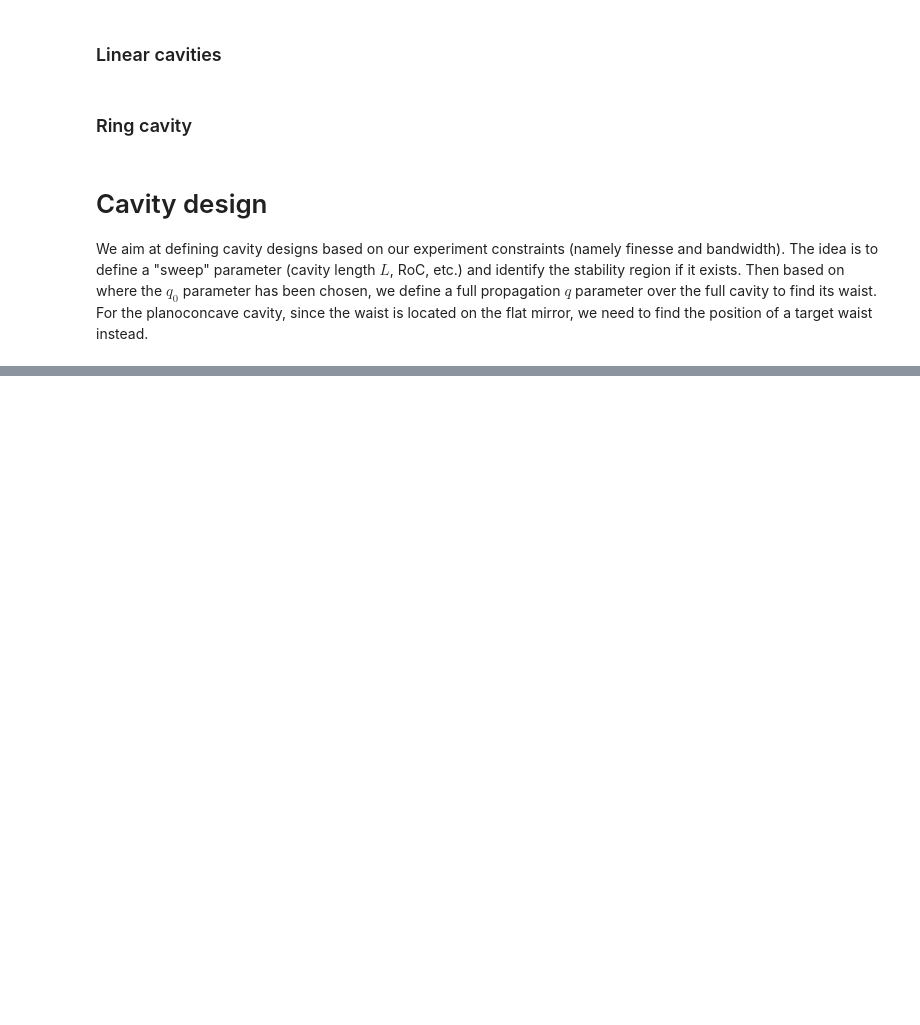
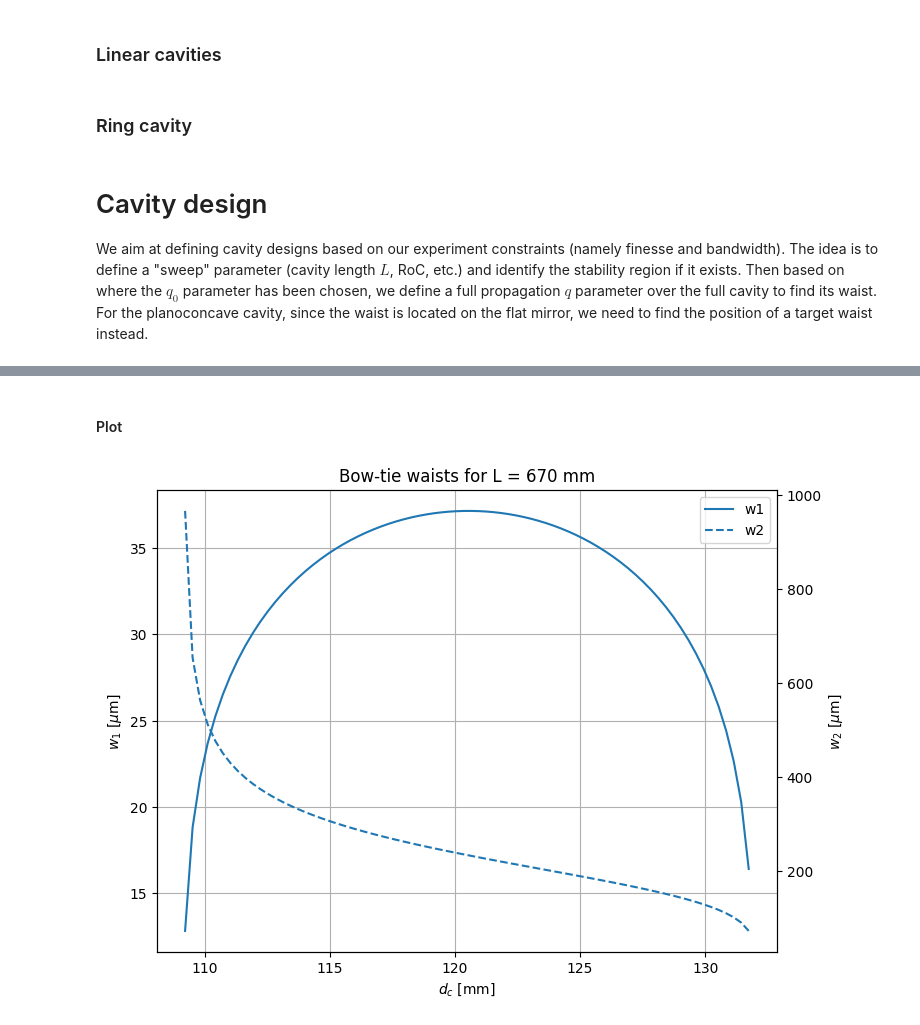
Before and after one commit to eq15t-panda/DesignCavity, a Jupyter notebook: cavity_sweep.ipynb, the cells around one changed output, grey strips where cells are left out. Saved outputs shown, nothing was run; the diff lists cells and outputs as text; code cells hidden in the pictures; blank space fills up the shorter version.

```diff
--- a/cavity_sweep.ipynb
+++ b/cavity_sweep.ipynb
@@ -87,5 +87,8 @@ l_crystal = 20e-3  # 20 mm
 index = 1.84
 # %%
 roc1 = 100e-3  # 100 mm
-roc2 = 150e-3  # 100 mm
+roc2 = 100e-3  # 100 mm
+
+f1 = roc1 / 2
+f2 = roc2 / 2
 # %% [markdown]
@@ -135,0 +194,3 @@ ValueError: x and y must have same first dimension, but have shapes (600,) and (
+# %%
+L_bowtie = np.linspace(start=670, stop=820, num=800) * 1e-3 # mm
+d_curved_array = np.linspace(start=20, stop=260, num=800) * 1e-3 # distance between curved mirror (mm)
@@ -135,0 +277,42 @@ ValueError: x and y must have same first dimension, but have shapes (600,) and (
+# %% [markdown]
+#### Plot
+# %%
+fig, ax1 = plt.subplots(figsize=(8, 6))
+
+i = 0  # fixed L index
+
+# Left axis: w1
+ax1.plot(
+    d_curved_stable[i] * 1e3,
+    waist1_values[i] * 1e6,
+    label="w1",
+)
+
+ax1.set_xlabel(r"$d_c$ [mm]")
+ax1.set_ylabel(r"$w_1$ [$\mu$m]")
+ax1.grid()
+
+# Right axis: w2
+ax2 = ax1.twinx()
+
+ax2.plot(
+    d_curved_stable[i] * 1e3,
+    waist2_values[i] * 1e6,
+    label="w2",
+    linestyle="--",
+)
+
+ax2.set_ylabel(r"$w_2$ [$\mu$m]")
+
+# Common title
+plt.title(f"Bow-tie waists for L = {L_stable[i]*1e3:.0f} mm")
+
+# Combined legend
+lines1, labels1 = ax1.get_legend_handles_labels()
+lines2, labels2 = ax2.get_legend_handles_labels()
+
+ax1.legend(lines1 + lines2, labels1 + labels2)
+
+plt.show()
+# %% [output]
+[figure, added]
```
Also changed, not shown: parts of 15 cells of this notebook.
